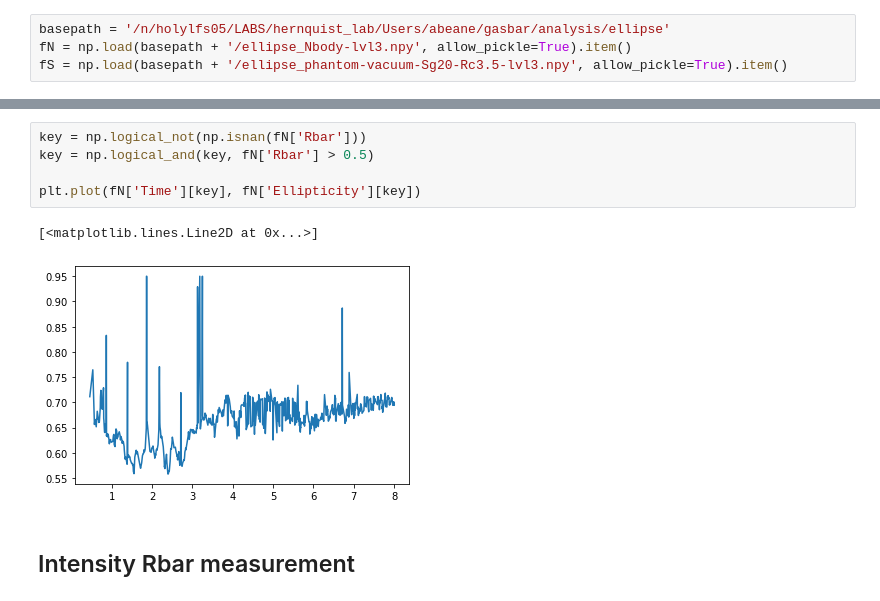
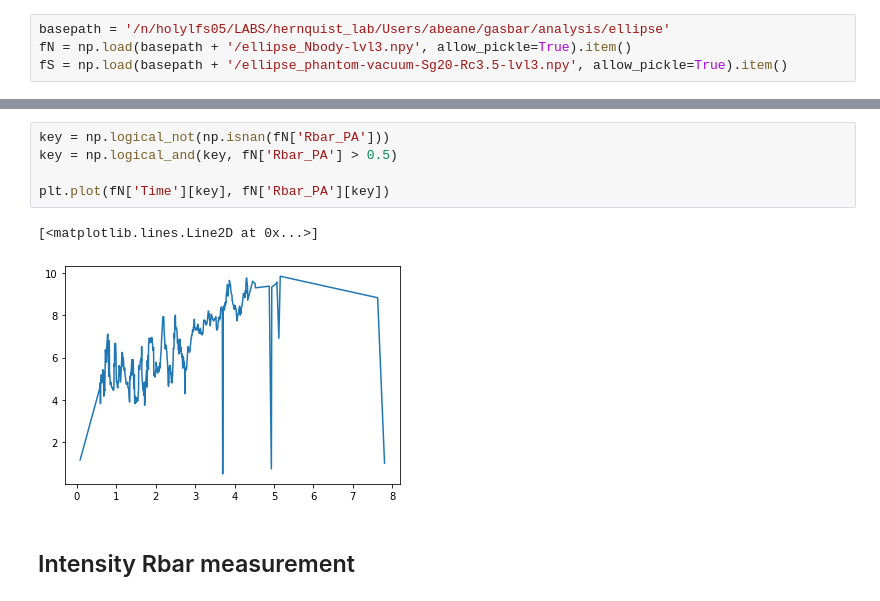
Before and after one commit to gusbeane/gasbar, a Jupyter notebook: dev/notebooks/ellipticity.ipynb, the cells around one changed output, grey strips where cells are left out. Cells and saved outputs as stored; diff of their text form.

```diff
--- a/dev/notebooks/ellipticity.ipynb
+++ b/dev/notebooks/ellipticity.ipynb
@@ -333,11 +384,11 @@ plt.plot(fS['Time'][key], fS['Rbar'][key])
 # %%
-key = np.logical_not(np.isnan(fN['Rbar']))
-key = np.logical_and(key, fN['Rbar'] > 0.5)
+key = np.logical_not(np.isnan(fN['Rbar_PA']))
+key = np.logical_and(key, fN['Rbar_PA'] > 0.5)
 
-plt.plot(fN['Time'][key], fN['Ellipticity'][key])
+plt.plot(fN['Time'][key], fN['Rbar_PA'][key])
 # %% [output]
 [<matplotlib.lines.Line2D at 0x...>]
-[figure, old version]
+[figure, new version]
 # %% [markdown]
 ## Intensity Rbar measurement
 # %%
```
Also changed, not shown: parts of 17 cells of this notebook, 5 other files.
